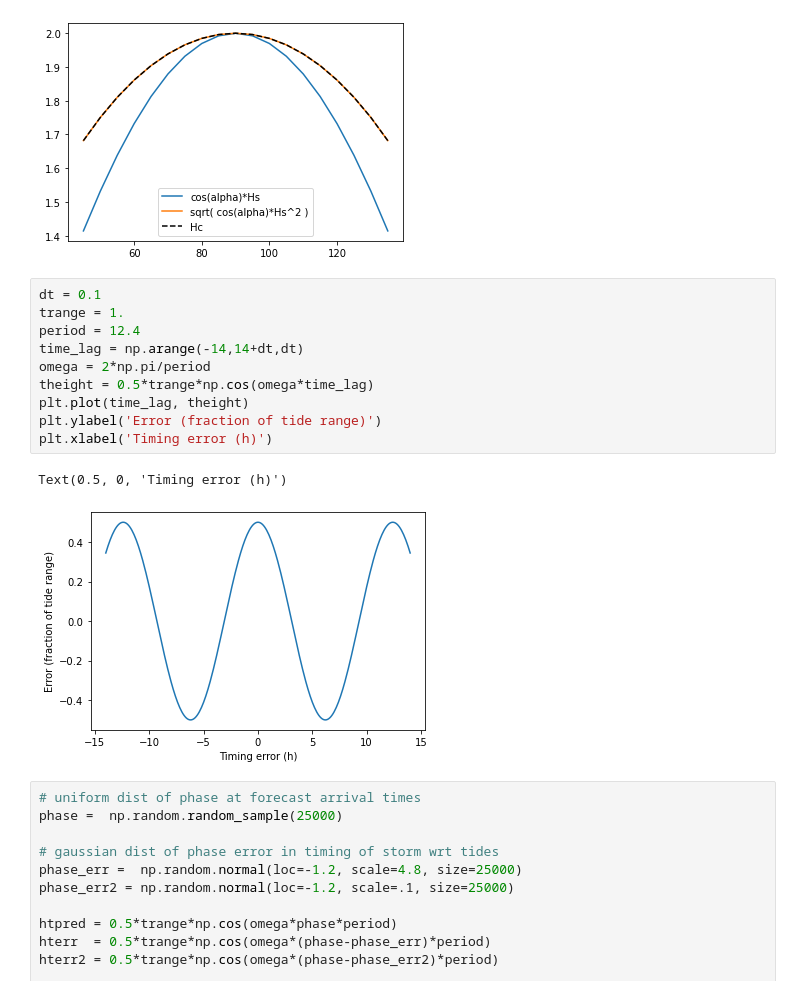
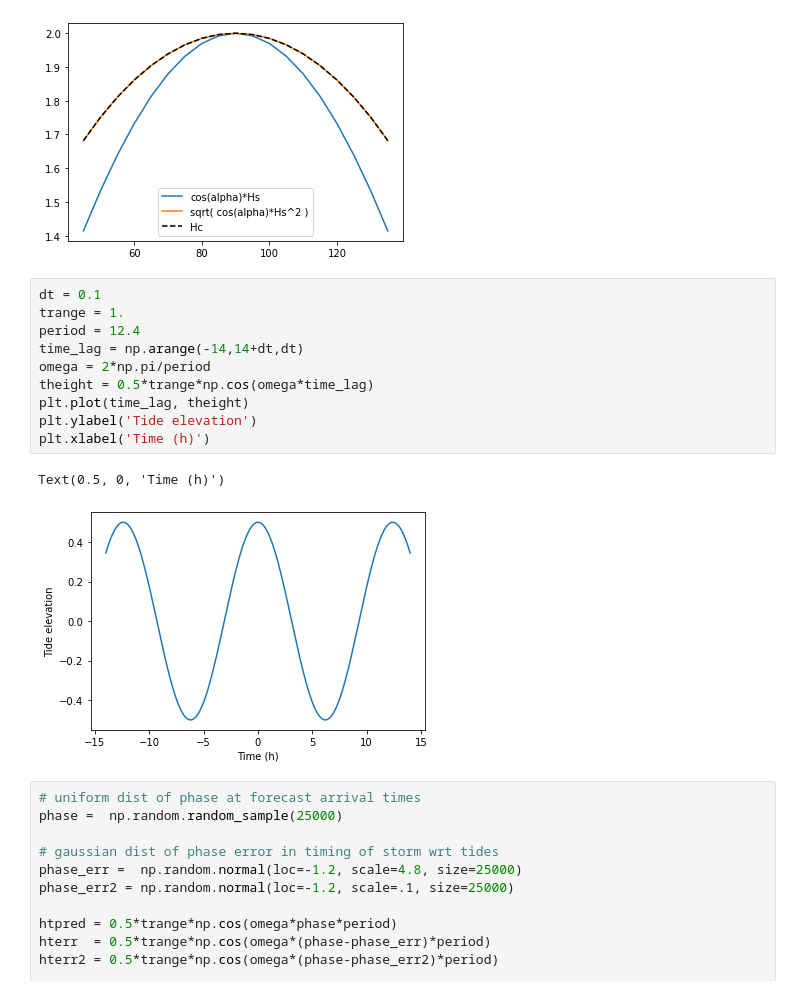
Before and after one commit to csherwood-usgs/runup, a Jupyter notebook: test_runup_funcs.ipynb, the cells around one changed output. Drawn from its saved outputs; the diff is of its cells as text.

```diff
--- a/test_runup_funcs.ipynb
+++ b/test_runup_funcs.ipynb
@@ -87,16 +87,16 @@ plt.legend()
 # %%
 dt = 0.1
 trange = 1.
 period = 12.4
 time_lag = np.arange(-14,14+dt,dt)
 omega = 2*np.pi/period
 theight = 0.5*trange*np.cos(omega*time_lag)
 plt.plot(time_lag, theight)
-plt.ylabel('Error (fraction of tide range)')
-plt.xlabel('Timing error (h)')
+plt.ylabel('Tide elevation')
+plt.xlabel('Time (h)')
 # %% [output]
-Text(0.5, 0, 'Timing error (h)')
+Text(0.5, 0, 'Time (h)')
-[figure, old version]
+[figure, new version]
 # %%
 # uniform dist of phase at forecast arrival times
 phase =  np.random.random_sample(25000)
```
Also changed, not shown: parts of 2 cells of this notebook.
